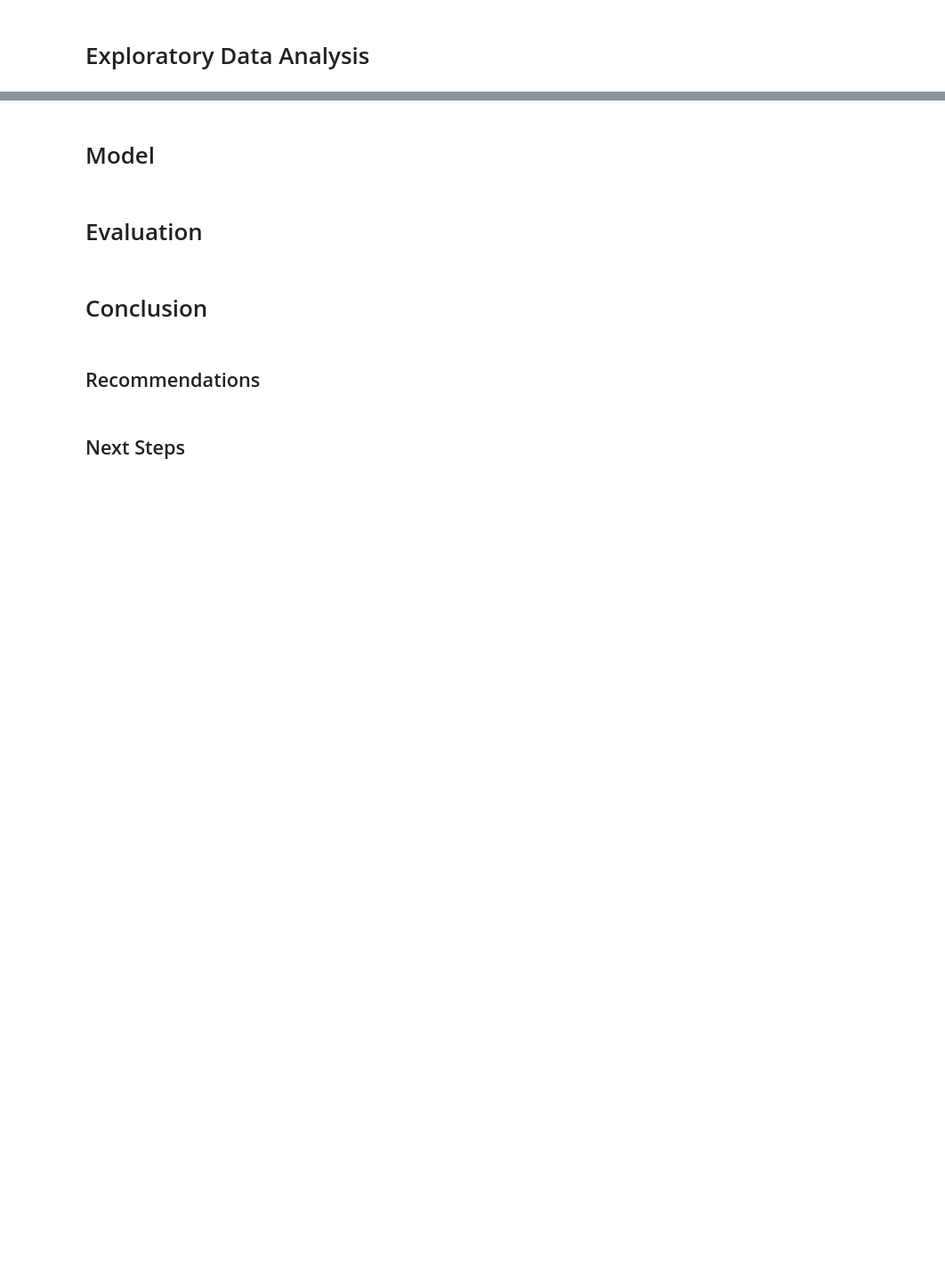
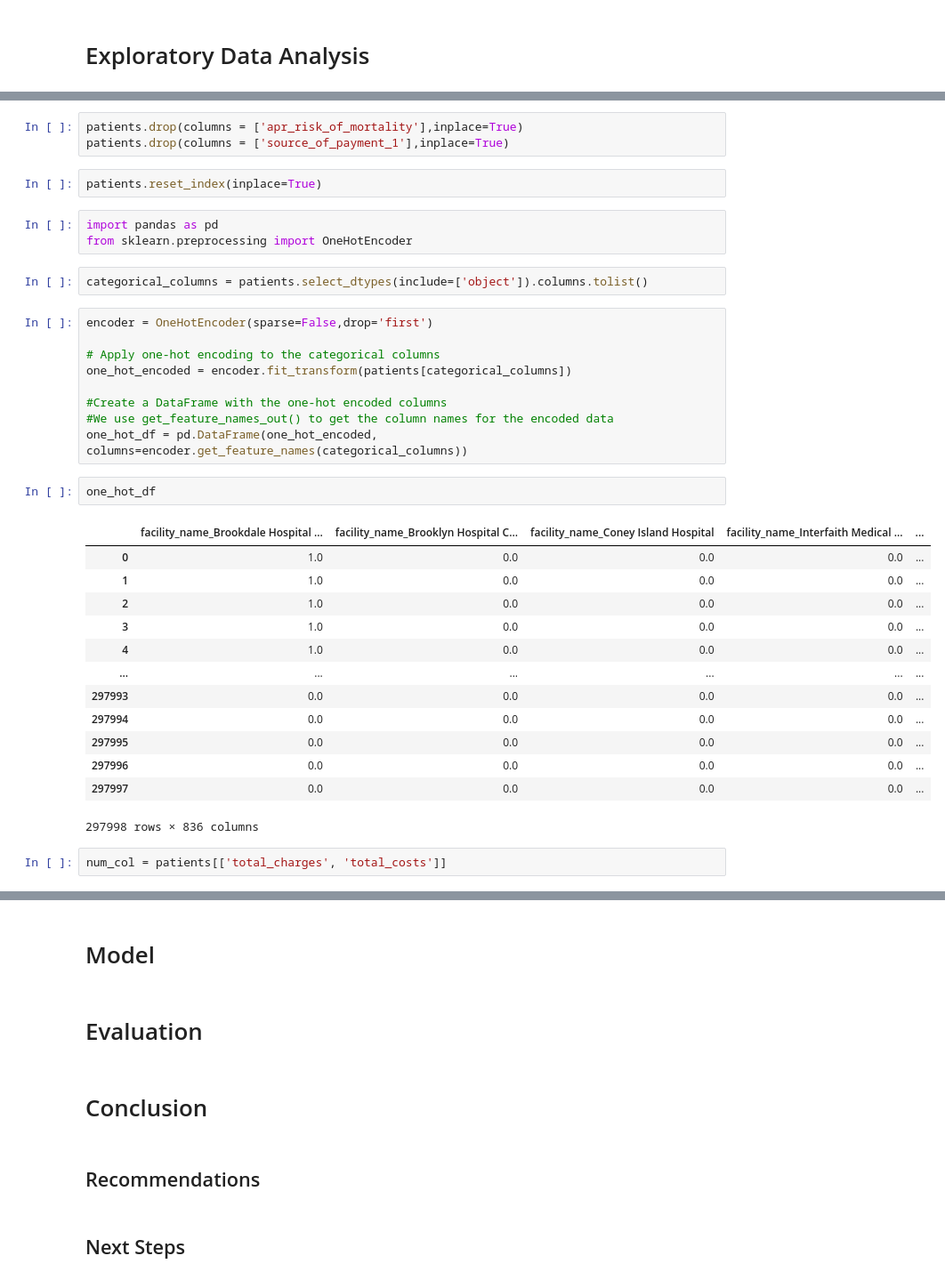
Before and after one commit to johnlocke333/patient_stay, a Jupyter notebook: notebook.ipynb, the cells around one changed output, grey strips where cells are left out. Shown at 89% size. Drawn from its saved outputs; the diff is of its cells as text; blank space fills up the shorter version.

```diff
--- a/notebook.ipynb
+++ b/notebook.ipynb
@@ -282,0 +226,37 @@ memory usage: 458.2+ MB
+# %%
+patients.drop(columns = ['apr_risk_of_mortality'],inplace=True)
+patients.drop(columns = ['source_of_payment_1'],inplace=True)
+# %%
+patients.reset_index(inplace=True)
+# %%
+import pandas as pd
+from sklearn.preprocessing import OneHotEncoder
+# %%
+categorical_columns = patients.select_dtypes(include=['object']).columns.tolist()
+# %%
+encoder = OneHotEncoder(sparse=False,drop='first')
+
+# Apply one-hot encoding to the categorical columns
+one_hot_encoded = encoder.fit_transform(patients[categorical_columns])
+
+#Create a DataFrame with the one-hot encoded columns
+#We use get_feature_names_out() to get the column names for the encoded data
+one_hot_df = pd.DataFrame(one_hot_encoded, columns=encoder.get_feature_names(categorical_columns))
+# %%
+one_hot_df
+# %% [output]
+|  | facility_name_Brookdale Hospital ... | facility_name_Brooklyn Hospital C... | facility_name_Coney Island Hospital | facility_name_Interfaith Medical ... | ... |
+| 0 | 1.0 | 0.0 | 0.0 | 0.0 | ... |
+| 1 | 1.0 | 0.0 | 0.0 | 0.0 | ... |
+| 2 | 1.0 | 0.0 | 0.0 | 0.0 | ... |
+| 3 | 1.0 | 0.0 | 0.0 | 0.0 | ... |
+| 4 | 1.0 | 0.0 | 0.0 | 0.0 | ... |
+| ... | ... | ... | ... | ... | ... |
+| 297993 | 0.0 | 0.0 | 0.0 | 0.0 | ... |
+| 297994 | 0.0 | 0.0 | 0.0 | 0.0 | ... |
+| 297995 | 0.0 | 0.0 | 0.0 | 0.0 | ... |
+| 297996 | 0.0 | 0.0 | 0.0 | 0.0 | ... |
+| 297997 | 0.0 | 0.0 | 0.0 | 0.0 | ... |
+297998 rows × 836 columns
+# %%
+num_col = patients[['total_charges', 'total_costs']]
```
Also changed, not shown: parts of 27 cells of this notebook.
